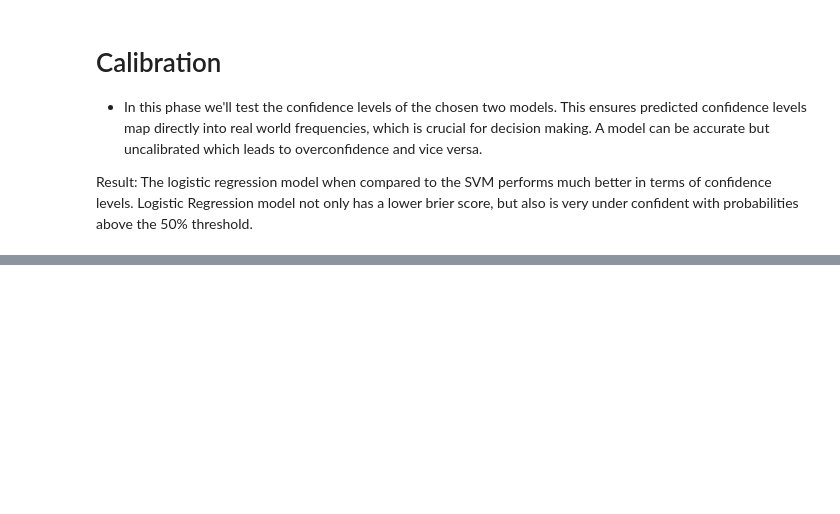
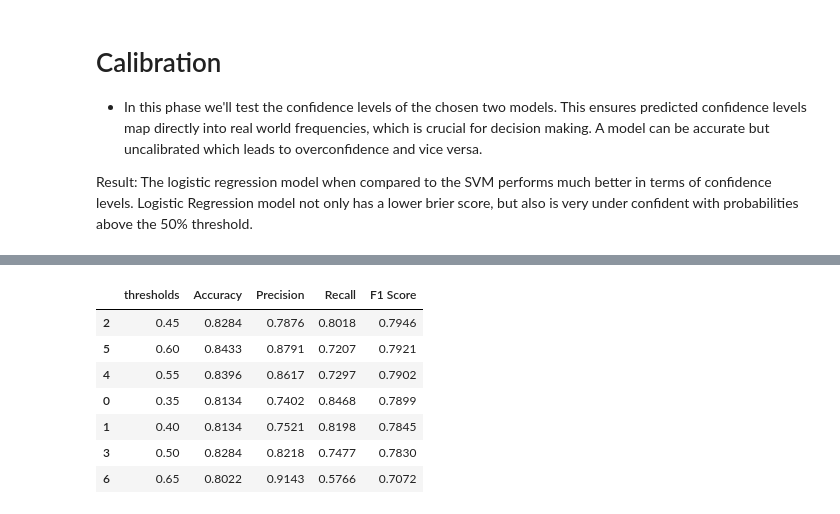
Before and after one commit to JudeMirac/titanic, a Jupyter notebook: Workflow/Notebooks/Model_evaluation.ipynb, the cells around one changed output, grey strips where cells are left out. Drawn from its saved outputs; the diff is of its cells as text; code cells hidden in the pictures; blank space fills up the shorter version.

```diff
--- a/Workflow/Notebooks/Model_evaluation.ipynb
+++ b/Workflow/Notebooks/Model_evaluation.ipynb
@@ -252,0 +263,71 @@ plt.plot()
+# %%
+# import peformance metrics for testing different thresholds
+from sklearn.metrics import precision_score, accuracy_score, recall_score, f1_score
+
+# create threshold for Logistic Regression probabilities
+
+preds_35 = (calibrated_lr_probs >= 0.35).astype(int)
+preds_40 = (calibrated_lr_probs >= 0.40).astype(int)
+preds_45 = (calibrated_lr_probs >= 0.45).astype(int)
+preds_50 = (calibrated_lr_probs >= 0.50).astype(int)
+preds_55 = (calibrated_lr_probs >= 0.55).astype(int)
+preds_60 = (calibrated_lr_probs >= 0.60).astype(int)
+preds_65 = (calibrated_lr_probs >= 0.65).astype(int)
+
+# fit the thresholds into a dataframe with the model performance metric for each thresh
+lr_threshold_results = pd.DataFrame({
+    'thresholds': [0.35, 0.40, 0.45, 0.50, 0.55, 0.60, 0.65],
+
+    'Accuracy': [
+        accuracy_score(Y_test1, preds_35),
+        accuracy_score(Y_test1, preds_40),
+        accuracy_score(Y_test1, preds_45),
+        accuracy_score(Y_test1, preds_50),
+        accuracy_score(Y_test1, preds_55),
+        accuracy_score(Y_test1, preds_60),
+        accuracy_score(Y_test1, preds_65)
+    ],
+
+    'Precision' : [
+        precision_score(Y_test1, preds_35),
+        precision_score(Y_test1, preds_40),
+        precision_score(Y_test1, preds_45),
+        precision_score(Y_test1, preds_50),
+        precision_score(Y_test1, preds_55),
+        precision_score(Y_test1, preds_60),
+        precision_score(Y_test1, preds_65),
+    ],
+
+    'Recall' : [
+        recall_score(Y_test1, preds_35),
+        recall_score(Y_test1, preds_40),
+        recall_score(Y_test1, preds_45),
+        recall_score(Y_test1, preds_50),
+        recall_score(Y_test1, preds_55),
+        recall_score(Y_test1, preds_60),
+        recall_score(Y_test1, preds_65)
+    ],
+
+    'F1 Score' : [
+        f1_score(Y_test1, preds_35),
+        f1_score(Y_test1, preds_40),
+        f1_score(Y_test1, preds_45),
+        f1_score(Y_test1, preds_50),
+        f1_score(Y_test1, preds_55),
+        f1_score(Y_test1, preds_60),
+        f1_score(Y_test1, preds_65),
+    ],
+
+})
+
+# print the top f1 scores
+lr_threshold_results.sort_values(by = 'F1 Score', ascending= False).round(4)
+# %% [output]
+|  | thresholds | Accuracy | Precision | Recall | F1 Score |
+| 2 | 0.45 | 0.8284 | 0.7876 | 0.8018 | 0.7946 |
+| 5 | 0.60 | 0.8433 | 0.8791 | 0.7207 | 0.7921 |
+| 4 | 0.55 | 0.8396 | 0.8617 | 0.7297 | 0.7902 |
+| 0 | 0.35 | 0.8134 | 0.7402 | 0.8468 | 0.7899 |
+| 1 | 0.40 | 0.8134 | 0.7521 | 0.8198 | 0.7845 |
+| 3 | 0.50 | 0.8284 | 0.8218 | 0.7477 | 0.7830 |
+| 6 | 0.65 | 0.8022 | 0.9143 | 0.5766 | 0.7072 |
```
Also changed, not shown: parts of 12 cells of this notebook.
